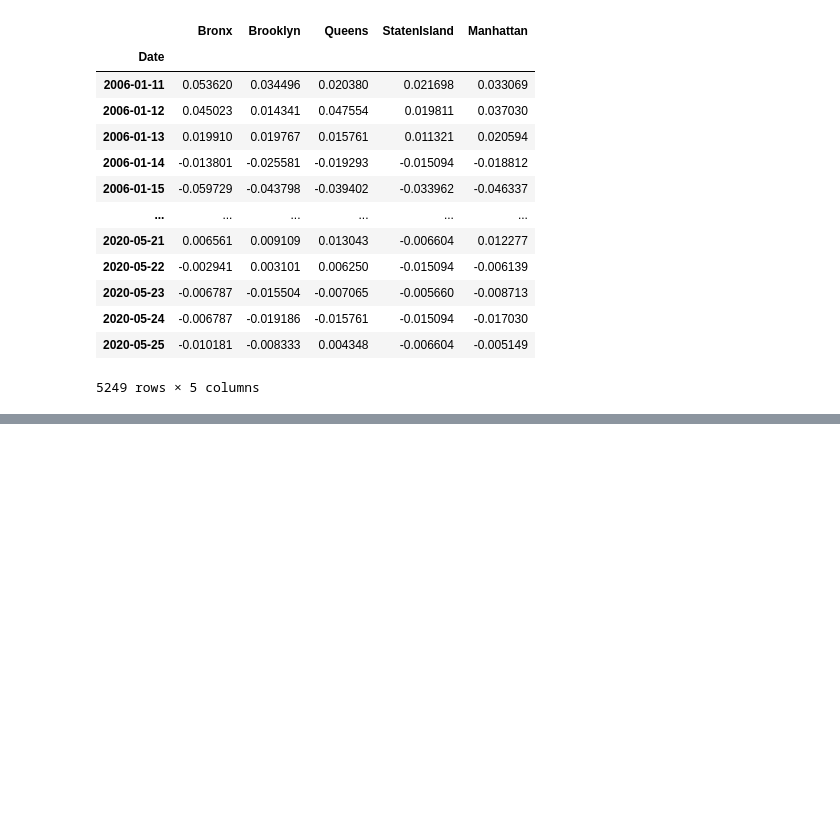
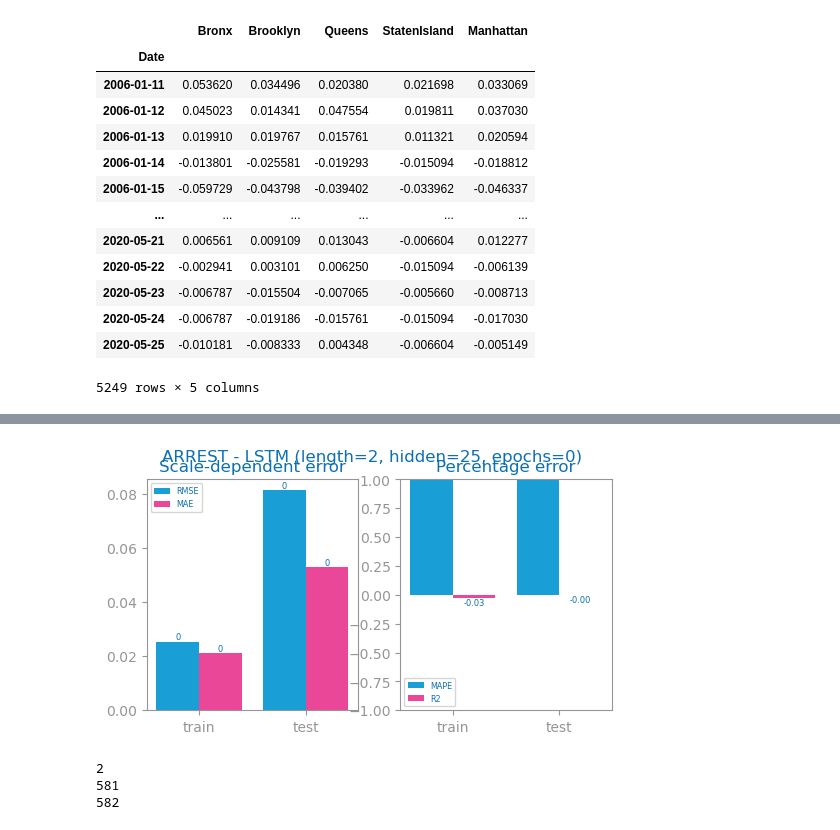
Before and after one commit to MatsNissen-Lie/kdd-process, a Jupyter notebook: src/time_series/3_models_arrest_lstm.ipynb, the cells around one changed output, grey strips where cells are left out. Saved outputs shown, nothing was run; the diff lists cells and outputs as text; code cells hidden in the pictures; blank space fills up the shorter version.

```diff
--- a/src/time_series/3_models_arrest_lstm.ipynb
+++ b/src/time_series/3_models_arrest_lstm.ipynb
@@ -230,0 +248,42 @@ seq length=2 hidden_units=25 nr_episodes=0 0.0071566104888916016
+# %%
+utils_path = os.path.abspath(os.path.join('..', 'utils'))
+sys.path.append(utils_path)
+from dslabs_functions import plot_forecasting_eval
+
+params = best_params["params"]
+best_length = params[0]
+trnX, trnY = prepare_dataset_for_lstm(train, seq_length=best_length)
+tstX, tstY = prepare_dataset_for_lstm(test, seq_length=best_length)
+
+prd_trn = best_model.predict(trnX)
+prd_tst = best_model.predict(tstX)
+
+plot_forecasting_eval(
+    train[best_length:],
+    test[best_length:],
+    prd_trn,
+    prd_tst,
+    title=f"{file_tag} - LSTM (length={best_length}, hidden={params[1]}, epochs={params[2]})",
+)
+savefig(f"images/{file_tag}_lstms_{measure}_eval.png")
+# %% [output]
+[figure, added]
+# %%
+utils_path = os.path.abspath(os.path.join('..', 'utils'))
+sys.path.append(utils_path)
+
+from dslabs_functions import plot_forecasting_series
+
+# series = data[[target]]
+train, test = train_target, test_target
+
+print((best_length))
+
+print(len(test.index[best_length+1:]))
+
+print(len(prd_tst))
+pred_series: Series = Series(prd_tst.numpy().ravel(), index=test.index[best_length:])
+# %% [output]
+2
+581
+582
```
Also changed, not shown: parts of 4 cells of this notebook, 6 other files.
